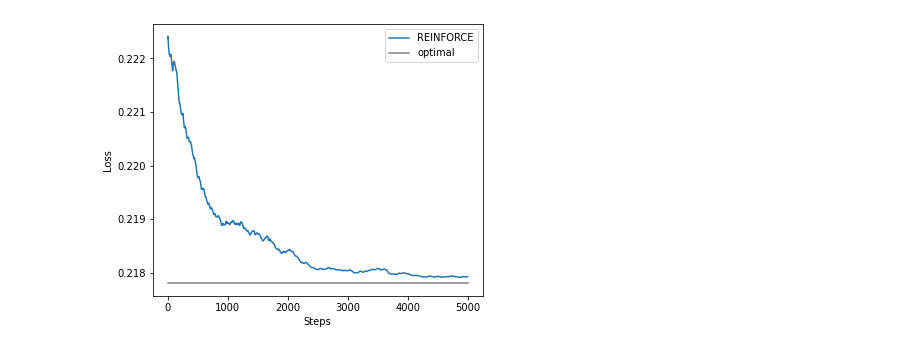
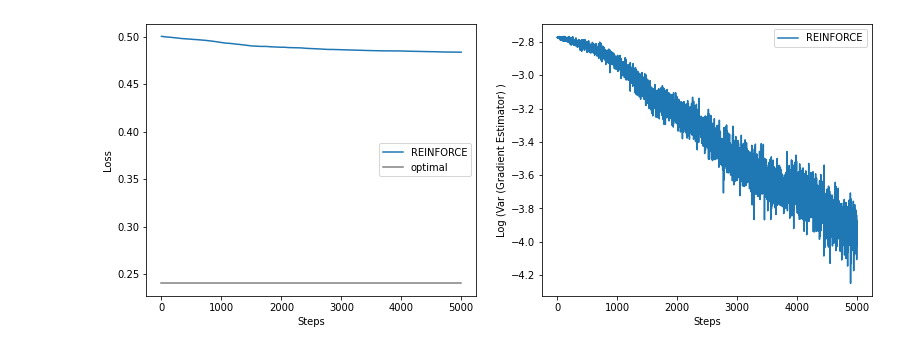
Before and after one commit to borea17/StrImaDec, a Jupyter notebook: Untitled.ipynb, the cells around one changed output. Saved outputs shown, nothing was run; the diff lists cells and outputs as text; code cells hidden in the pictures.

```diff
--- a/Untitled.ipynb
+++ b/Untitled.ipynb
@@ -21,9 +21,9 @@ def loss_function(sampled_class, target):
         target (tensor): target tensor [batch x L]
 
     Returns:
-        MSE (tensor): MSE loss [batch]
+        MSE (tensor): MSE loss [batch x L]
     """
-    return ( (sampled_class - target) ** 2 ).mean(1)
+    return ( (sampled_class - target) ** 2 )
 # %%
 def REINFORCE(probs, sampled_class_ind, loss, **kwargs):
     """
@@ -33,11 +33,11 @@ def REINFORCE(probs, sampled_class_ind, loss, **kwargs):
     Args:
         probs (tensor): categorical probabilities (output of encoder) [batch, L]
         sampled_class_ind (tensor): associated samples from Categorical dist [batch]
-        loss (tensor): loss function that is applied to
+        loss (tensor): measured loss between sampled_class and some target [batch]
     """
     categorical_dist = dists.Categorical(probs=probs)
-    estimator = loss.detach() * categorical_dist.log_prob(sampled_class_ind)
-    return estimator.mean()
+    estimator = loss.detach() * categorical_dist.log_prob(sampled_class_ind).unsqueeze(1)
+    return estimator.sum()
 
 def CONCRETE(probs, **kwargs):
     pass
@@ -135,26 +135,34 @@ torch.Size([1, 10])
 # %%
 def plot_loss(results, params):
     # compute optimal loss
     target = torch.tensor(params["target"]).unsqueeze(0)
-    possible_losses = torch.zeros(params["num_classes"])
-    for class_ind in range(params["num_classes"]):
-        one_hot_class = torch.eye(params["num_classes"])[class_ind].unsqueeze(0)
-        possible_losses[class_ind] = loss_func(one_hot_class, target)
+    num_classes = target.shape[1]
+    possible_losses = torch.zeros(num_classes)
+    for class_ind in range(num_classes):
+        one_hot_class = torch.eye(num_classes)[class_ind].unsqueeze(0)
+        possible_losses[class_ind] = loss_function(one_hot_class, target).mean()
     optimal_loss = min(possible_losses)
     # start plot
     fig = plt.figure(figsize=(13, 5))
 
     plt.subplot(1, 2, 1)
     losses = results["losses"]
     epochs = np.arange(len(losses))
     plt.plot(epochs, losses, label="REINFORCE")
     plt.plot([epochs[0], epochs[-1]], [optimal_loss, optimal_loss], label="optimal", color="gray")
     plt.ylabel("Loss")
     plt.xlabel("Steps")
     plt.legend()
+
+    plt.subplot(1, 2, 2)
+    log_vars_grad = np.log(results["vars_grad"] + 1e-12)
+    plt.plot(epochs, log_vars_grad, label="REINFORCE")
+    plt.xlabel("Steps")
+    plt.ylabel("Log (Var (Gradient Estimator) )")
+    plt.legend()
     return
 
 
 plot_loss(results, params)
 # %% [output]
-[figure, old version]
+[figure, new version]
```
Also changed, not shown: parts of 2 cells of this notebook, 5 other files.
